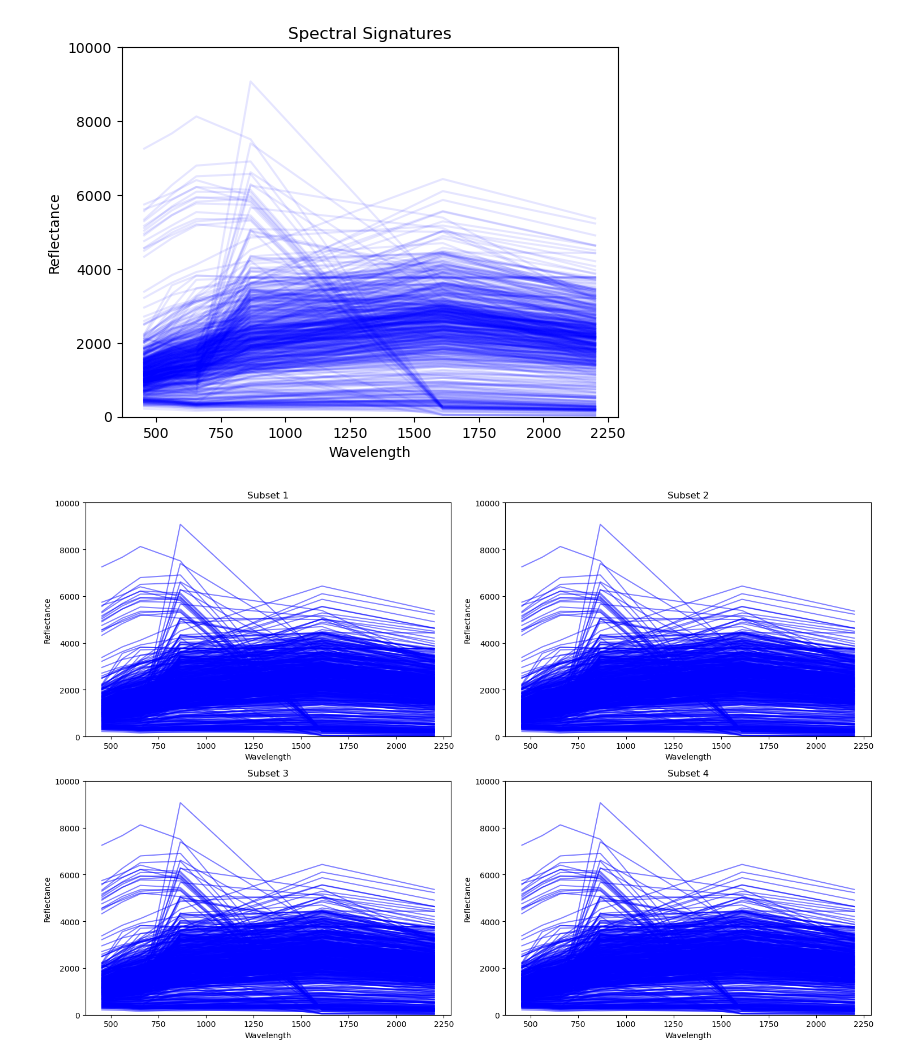
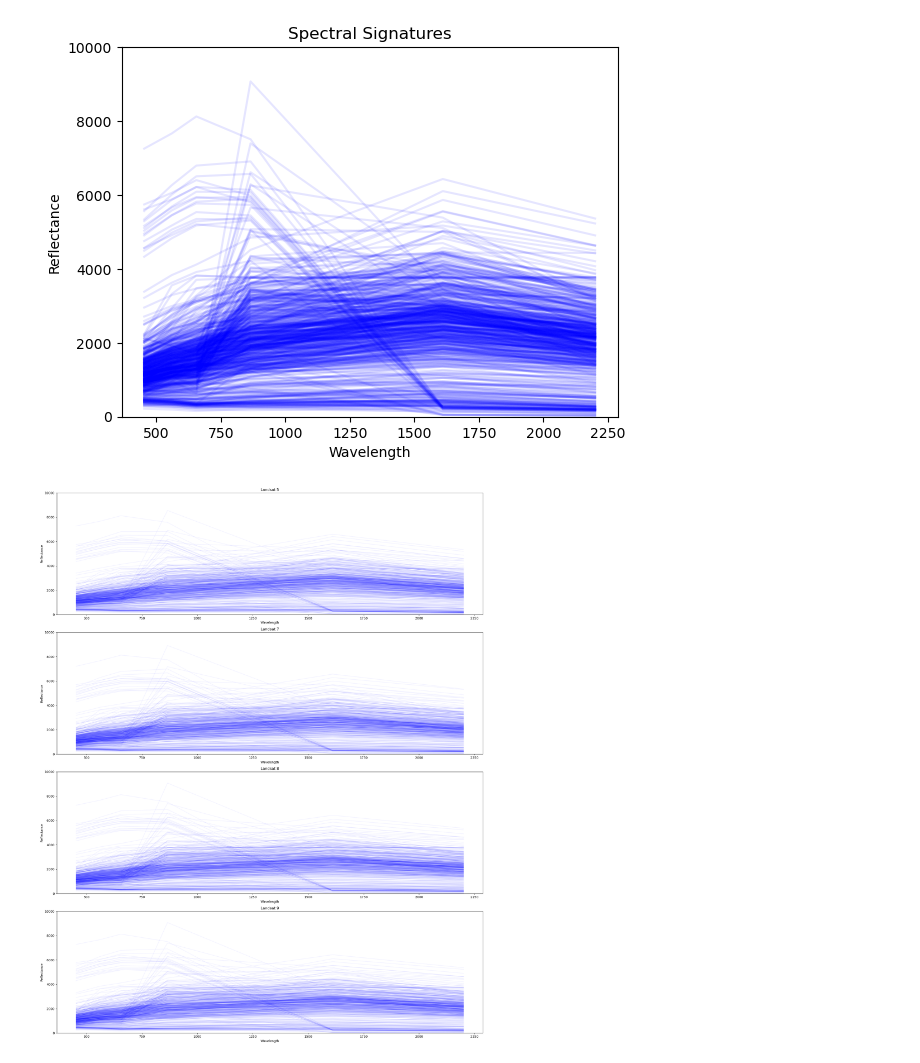
Before and after one commit to earthlab/cross-sensor-cal, a Jupyter notebook: plot_resample.ipynb, the cells around one changed output. Drawn from its saved outputs; the diff is of its cells as text; code cells hidden in the pictures.

Commit message:
more plot work

```diff
--- a/plot_resample.ipynb
+++ b/plot_resample.ipynb
@@ -62,6 +62,15 @@ array([[-9998.99999999, -9999.        , -9999.        , -9999.        ,
         -9999.        , -9998.99935073],
        [-9998.99999999, -9999.        , -9999.        , -9999.        ,
         -9999.        , -9998.99935073]])
+# %%
+filename5 = "export/resample_landsat5"
+spectral_data_landsat5 = get_spectral_data(filename5, row_step, col_step)
+filename7 = "export/resample_landsat7"
+spectral_data_landsat7 = get_spectral_data(filename7, row_step, col_step)
+filename8 = "export/resample_landsat8"
+spectral_data_landsat8 = get_spectral_data(filename8, row_step, col_step)
+filename9 = "export/resample_landsat9.img"
+spectral_data_landsat9 = get_spectral_data(filename9, row_step, col_step)
 # %%
 
 for i in range(spectral_data.shape[0]): # Loop through each row/pixel
@@ -110,39 +119,51 @@ plot_spectral_signatures(envi.wavelengths, spectral_data)
 # %%
 import matplotlib.pyplot as plt
 
-def plot_spectral_signature_subplot(wavelengths, spectral_data_sets, line_color='blue', transparency=0.01, nrows=2, ncols=2):
+def plot_spectral_signature_subplot(wavelengths, spectral_data_sets, subplot_titles, line_color='blue', transparency=0.01, nrows=2, ncols=2, save_path=None):
     """
-    Plot a panel of spectral signatures for different subsets of spectral data.
+    Plot a panel of spectral signatures for different subsets of spectral data, with specified subplot titles, and save the plot.
 
     Parameters:
     - wavelengths: array-like, the wavelengths corresponding to the spectral bands.
     - spectral_data_sets: list of 2D arrays, each element in the list is spectral data for a subplot.
+    - subplot_titles: list of str, titles for each subplot.
     - line_color: str, optional, the color of the lines. Default is 'blue'.
-    - transparency: float, optional, the transparency level of the lines. Default is 0.5.
+    - transparency: float, optional, the transparency level of the lines. Default is 0.01.
     - nrows: int, number of rows in the subplot grid.
     - ncols: int, number of columns in the subplot grid.
+    - save_path: str, optional, path (including filename) where to save the plot. If None, the plot is not saved. The format is inferred from the extension.
     """
-    fig, axs = plt.subplots(nrows, ncols, figsize=(15, 10))  # Adjust figsize as needed
+    fig, axs = plt.subplots(nrows, ncols, figsize=(20, 25))  # Adjust figsize as needed
     axs = axs.flatten()  # Flatten the array of axes if more than one row or column
 
     for idx, data in enumerate(spectral_data_sets):
         ax = axs[idx]
         for i in range(data.shape[0]):
             ax.plot(wavelengths, data[i, :], color=line_color, alpha=transparency)
         ax.set_ylim(0, 10000)
-        ax.set_title(f'Subset {idx+1}')
+        ax.set_title(subplot_titles[idx])
         ax.set_xlabel('Wavelength')
         ax.set_ylabel('Reflectance')
 
     # Hide any unused subplots
     for ax in axs[len(spectral_data_sets):]:
         ax.set_visible(False)
 
     plt.tight_layout()
+
+    # Save the figure if a save path is provided
+    if save_path:
+        plt.savefig(save_path, format=save_path.split('.')[-1], bbox_inches='tight')
+
     plt.show()
 
 # Example usage:
+subplot_titles = ['Landsat 5', 'Landsat 7', 'Landsat 8', 'Landsat 9']
+# plot_spectral_signature_subplot(envi.wavelengths, [data1, data2, data3, data4], subplot_titles, 'blue', 0.01, 2, 2, save_path='spectral_signatures.pdf')
+
+
+# Example usage:
 # Assuming you have a list of different spectral_data arrays to plot
-plot_spectral_signature_subplot(envi.wavelengths, [spectral_data, spectral_data, spectral_data, spectral_data], 'blue', 0.5, nrows=2, ncols=2)
+plot_spectral_signature_subplot(envi.wavelengths, [spectral_data_landsat5, spectral_data_landsat7, spectral_data_landsat8, spectral_data_landsat9], subplot_titles, 'blue', 0.05, nrows=4, ncols=1,save_path='spectral_signatures.pdf')
 # %% [output]
-[figure, old version]
+[figure, new version]
```
Also changed, not shown: 1 other file.
